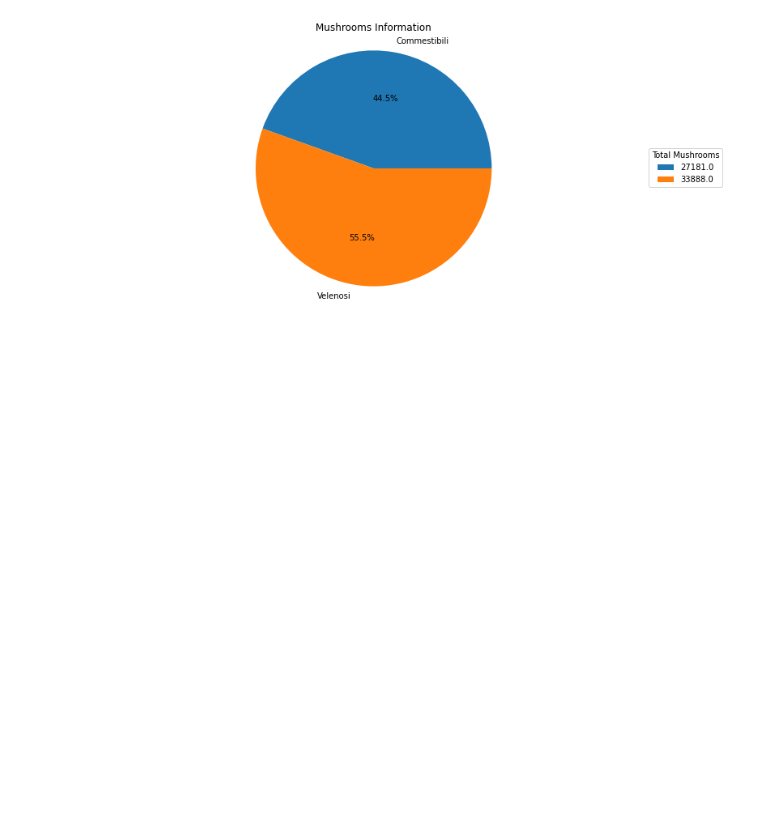
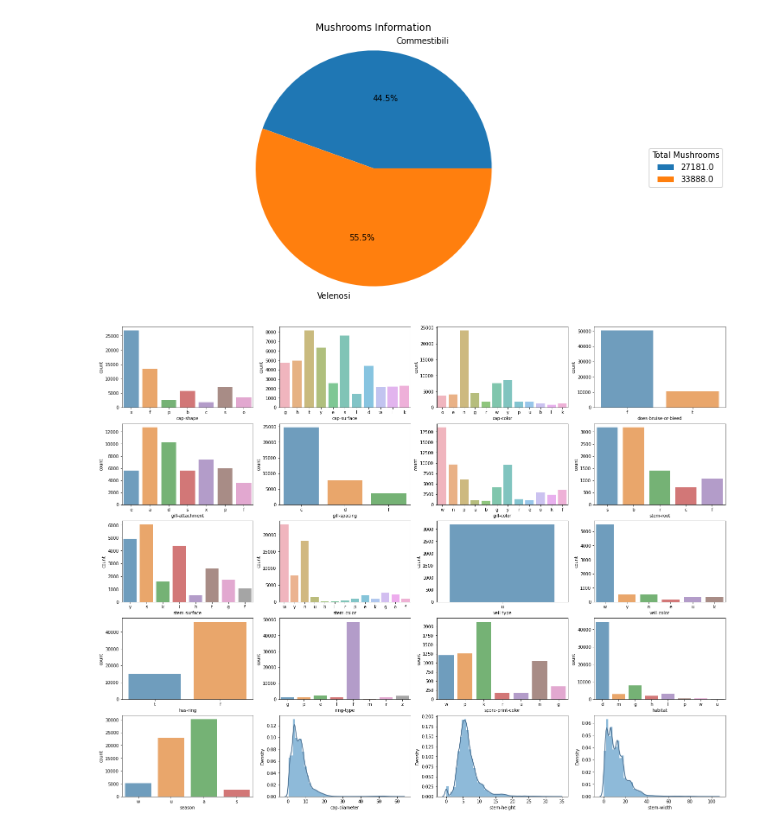
Before and after one commit to danilo-dellorco/ml-project, a Jupyter notebook: mushroom-classification.ipynb, the cells around one changed output. Saved outputs shown, nothing was run; the diff lists cells and outputs as text; code cells hidden in the pictures; blank space fills up the shorter version.

```diff
--- a/mushroom-classification.ipynb
+++ b/mushroom-classification.ipynb
@@ -7,7 +12,7 @@ from sklearn.preprocessing import LabelEncoder
 # %%
-data = pd.read_csv("dataset/secondary_data.csv", sep=";")
-print("Dimension:", data.shape)
-data.head()
+dataset = pd.read_csv("dataset/secondary_data.csv", sep=";")
+print("Dimension:", dataset.shape)
+dataset.head()
 # %% [output]
 Dimension: (61069, 21)
 |  | class | cap-diameter | cap-shape | cap-surface | cap-color | does-bruise-or-bleed | gill-attachment | ... |
@@ -55,3 +61,19 @@ fig.set_facecolor('white')
 plt.show()
 # %% [output]
 [figure]
+# %%
+categorical = ['cap-shape', 'cap-surface', 'cap-color', 'does-bruise-or-bleed', 'gill-attachment', 'gill-spacing', 'gill-color', 'stem-root', 'stem-surface',
+'stem-color', 'veil-type', 'veil-color', 'has-ring', 'ring-type', 'spore-print-color', 'habitat', 'season']
+continous = ['cap-diameter', 'stem-height', 'stem-width']
+
+fig = plt.figure(figsize=(25,20))
+for i in range(0, len(categorical)) :
+    fig.add_subplot(5,4,i+1)
+    sns.countplot(x=categorical[i], data=dataset, alpha=.7)
+
+for col in continous:
+    fig.add_subplot(5,4,i+2)
+    i+=1
+    sns.distplot(dataset[col].dropna(), kde_kws={"lw": 2, "color": 'xkcd:cadet blue'}, hist_kws={"alpha": .5})
+# %% [output]
+[figure, added]
```
Also changed, not shown: parts of 19 cells of this notebook.
